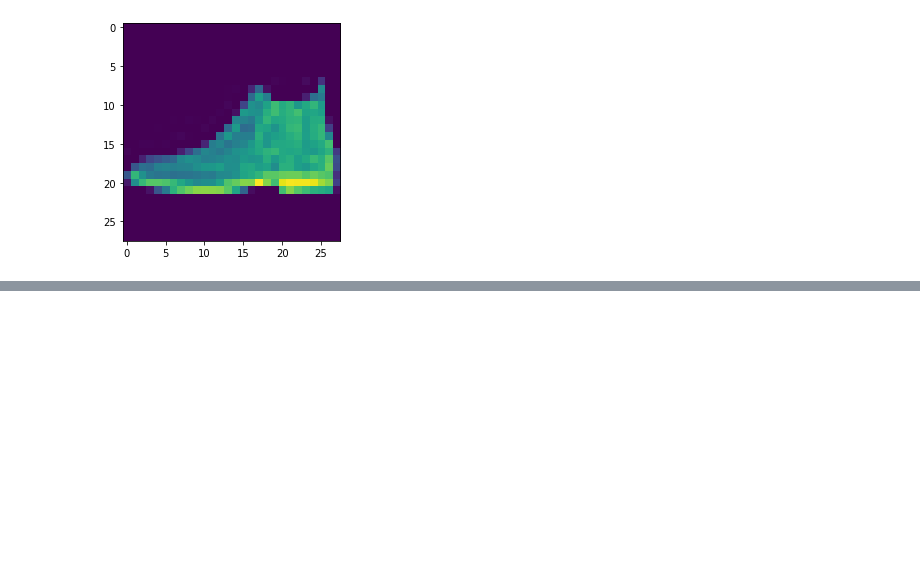
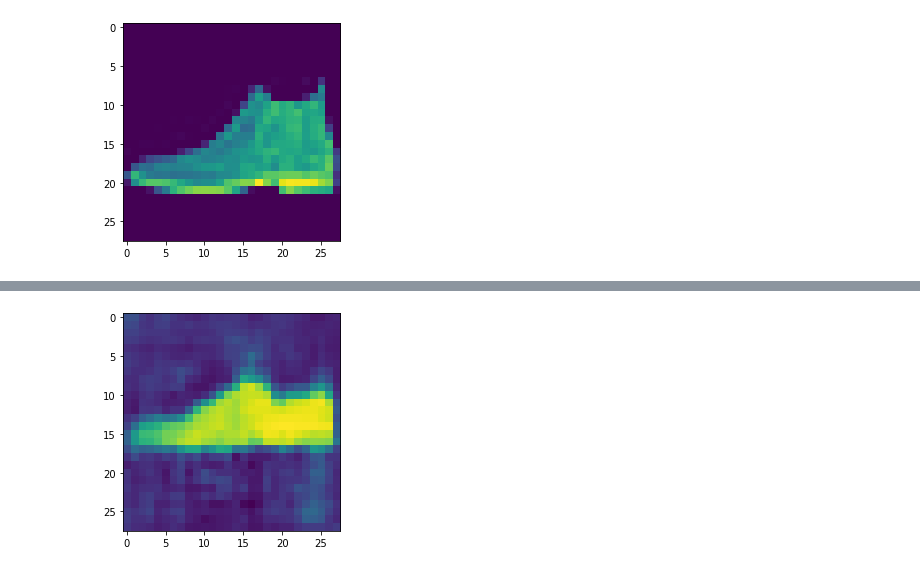
Before and after one commit to moodlep/vae_playground, a Jupyter notebook: colab_notebooks/autoencoder.ipynb, the cells around one changed output, grey strips where cells are left out. Drawn from its saved outputs; the diff is of its cells as text; code cells hidden in the pictures; blank space fills up the shorter version.

```diff
--- a/colab_notebooks/autoencoder.ipynb
+++ b/colab_notebooks/autoencoder.ipynb
@@ -184,0 +290,5 @@ plt.show()
+# %%
+def add_noise(inputs,noise_factor=0.3):
+     noise = inputs+torch.randn_like(inputs)*noise_factor
+     noise = torch.clip(noise,0.,1.)
+     return noise
@@ -184,0 +349,16 @@ plt.show()
+# %%
+def train_epoch_den(encoder, decoder, device, dataloader, loss_fn, optimizer,noise_factor=0.3):
+    # Set train mode for both the encoder and the decoder
+    encoder.train()
+    decoder.train()
+    train_loss = []
+    for image_batch, _ in dataloader:
+        encoded_data = encoder(image_batch.to(device))
+        decoded_data = decoder(encoded_data)
+        loss = loss_fn(decoded_data, image_batch)
+        optimizer.zero_grad()
+        loss.backward()
+        optimizer.step()
+        train_loss.append(loss.item())
+
+    return torch.sum(torch.tensor(train_loss)).mean()
@@ -184,0 +433,10 @@ plt.show()
+# %%
+# noisy with original loss function
+with torch.no_grad():
+  img = test_data[i][0].unsqueeze(0)
+  output = decoder(encoder(img))
+
+  plt.imshow(output.squeeze().numpy())
+  plt.show()
+# %% [output]
+[figure, added]
```
Also changed, not shown: parts of 20 cells of this notebook.
